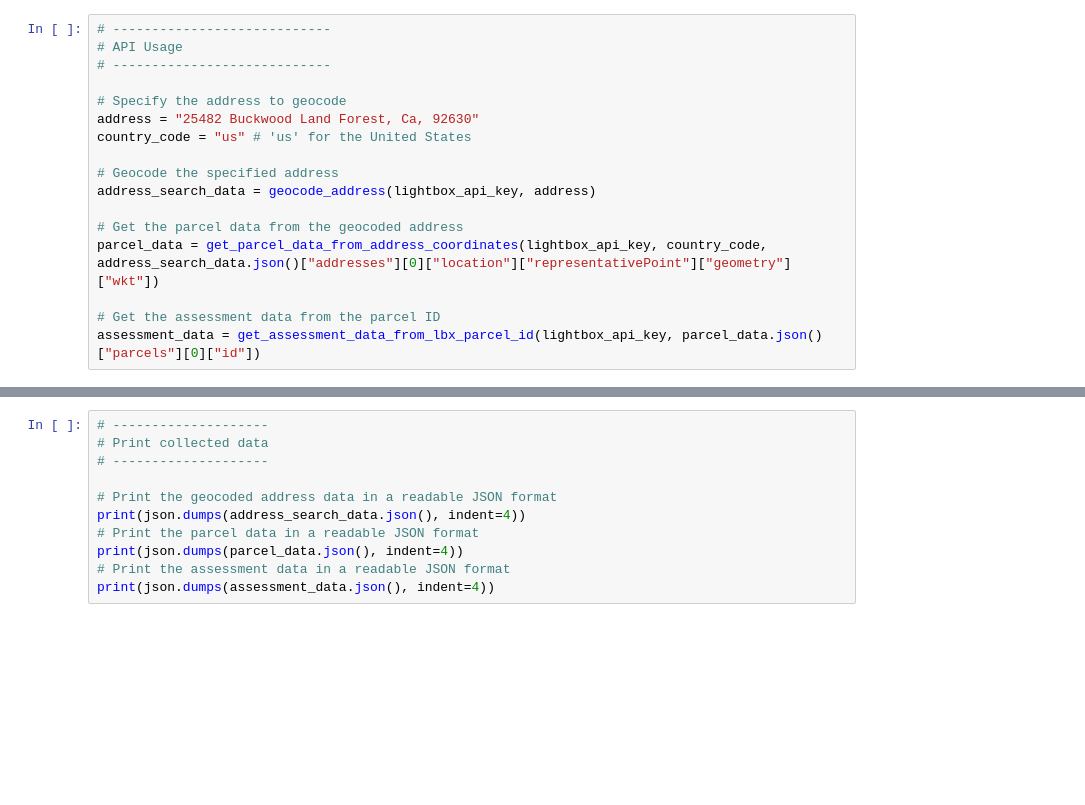
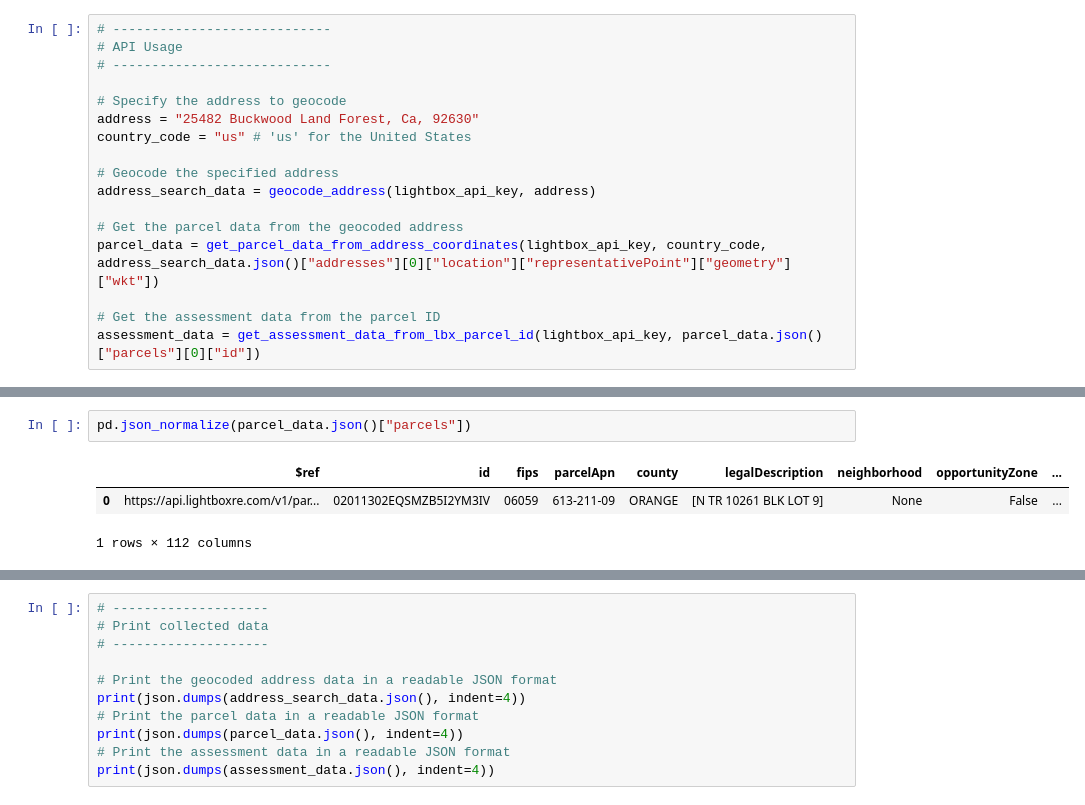
Before and after one commit to BStefansen-lightbox/temp_dig14, a Jupyter notebook: SampleScripts/CondoLogic/condo_logic.ipynb, the cells around one changed output, grey strips where cells are left out. Saved outputs shown, nothing was run; the diff lists cells and outputs as text; blank space fills up the shorter version.

```diff
--- a/SampleScripts/CondoLogic/condo_logic.ipynb
+++ b/SampleScripts/CondoLogic/condo_logic.ipynb
@@ -139,0 +147,6 @@ assessment_data = get_assessment_data_from_lbx_parcel_id(lightbox_api_key, parce
+# %%
+pd.json_normalize(parcel_data.json()["parcels"])
+# %% [output]
+|  | $ref | id | fips | parcelApn | county | legalDescription | neighborhood | opportunityZone | ... |
+| 0 | https://api.lightboxre.com/v1/par... | 02011302EQSMZB5I2YM3IV | 06059 | 613-211-09 | ORANGE | [N TR 10261 BLK LOT 9] | None | False | ... |
+1 rows × 112 columns
```
Also changed, not shown: parts of 3 cells of this notebook.
